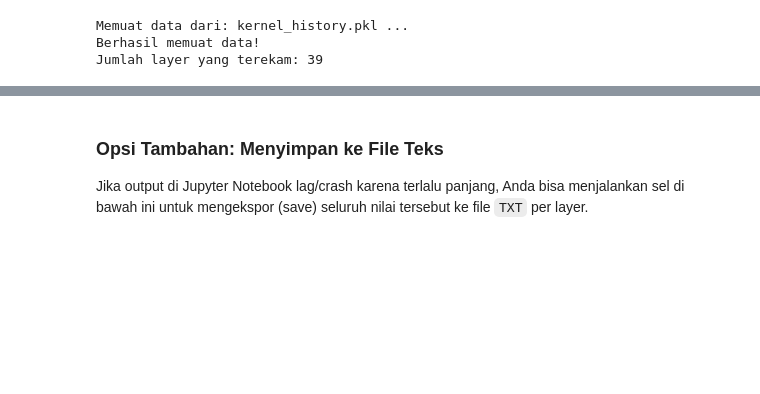
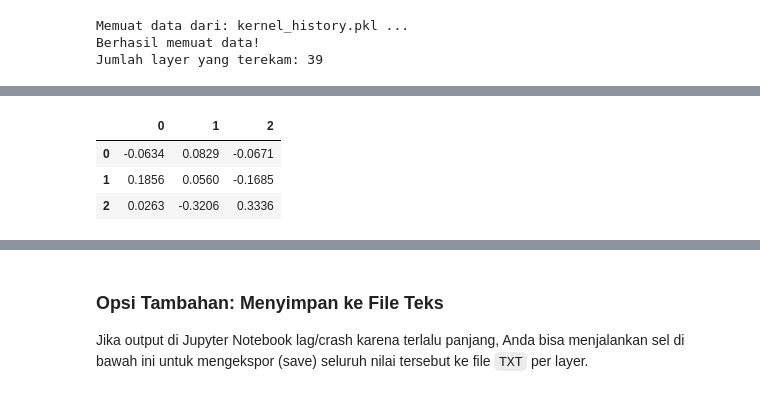
Before and after one commit to harrymardika/aksara-jawa, a Jupyter notebook: kernel.ipynb, the cells around one changed output, grey strips where cells are left out. Cells and saved outputs as stored; diff of their text form; code cells hidden in the pictures; blank space fills up the shorter version.

```diff
--- a/kernel.ipynb
+++ b/kernel.ipynb
@@ -109,0 +31,79 @@ LAYER: model.0.conv
+# %%
+import sys
+import numpy as np
+import torch
+import pandas as pd
+from IPython.display import display, HTML
+
+np.set_printoptions(suppress=True)
+torch.set_printoptions(profile="full", sci_mode=False)
+
+def print_target_kernels_table(history_dict, target_filter_idx=0, target_channel_idx=0):
+    """
+    Menampilkan nilai matriks (kernel) dalam bentuk Tabel Pandas yang rapi.
+    Hanya mencetak nilai matriks untuk layer perwakilan tiap blok,
+    pada 1 filter awal dan 1 channel awal untuk semua epoch.
+    """
+    target_layers = [
+        "model.0.conv",
+        "model.1.conv",
+        "model.2.m.0.cv1.conv",
+        "model.3.conv",
+        "model.4.m.0.cv1.conv",
+        "model.5.conv",
+        "model.6.m.0.cv1.conv",
+        "model.7.conv",
+        "model.8.m.0.cv1.conv",
+        "model.9.m.0.attn.qkv.conv",
+        "model.10.conv.conv"
+    ]
+
+    for layer_name in target_layers:
+        if layer_name not in history_dict:
+            print(f"Layer {layer_name} tidak ditemukan di history_dict.")
+            continue
+
+        epochs_data = history_dict[layer_name]
+
+        # Header Blok
+        display(HTML(f"<h3 style='background-color:#4CAF50; color:white; padding:10px;'>LAYER/BLOK: {layer_name.upper()}</h3>"))
+
+        # Buat penampung semua epoch agar bisa di-display berjajar (Opsional) atau ke bawah
+        for epoch_idx, epoch_tensor in enumerate(epochs_data):
+            epoch_np = epoch_tensor.detach().cpu().numpy()
+
+            ndim = epoch_np.ndim
+            num_filters = epoch_np.shape[0]
+            num_channels = epoch_np.shape[1] if ndim > 1 else 1
+
+            if target_filter_idx >= num_filters:
+                print(f"-> Layer ini hanya memiliki {num_filters} filter. Skipped.")
+                continue
+
+            # Ekstrak Matriks 2D
+            if ndim >= 2 and target_channel_idx < num_channels:
+                if ndim >= 3:
+                    matrix = epoch_np[target_filter_idx, target_channel_idx]
+                else:
+                    matrix = epoch_np[target_filter_idx]
+            else:
+                matrix = epoch_np[target_filter_idx]
+                if matrix.ndim == 1:
+                    matrix = np.expand_dims(matrix, axis=0) # Paksa 2D
+
+            # Konversi matriks numpy menjadi Pandas DataFrame untuk tampilan Rapi
+            df = pd.DataFrame(matrix)
+
+            # Print informasi Epoch di atas tabel
+            display(HTML(f"<b>--- EPOCH {epoch_idx + 1} (Filter {target_filter_idx}, Channel {target_channel_idx}) ---</b>"))
+
+            # Tampilkan dataframe dengan styling warna heatmap / gradasi
+            # Menggunakan cmap coolwarm atau Blues
+            styled_df = df.style.format("{:.4f}").background_gradient(cmap='coolwarm', axis=None)
+            display(styled_df)
+
+        display(HTML("<hr>")) # Garis pemisah antar layer
+
+print(f"Mencetak nilai matriks untuk Filter 0 dan Channel 0 pada setiap epoch dalam bentuk Tabel...")
+print_target_kernels_table(kernel_history_all, target_filter_idx=0, target_channel_idx=0)
+# %% [output]
@@ -109,0 +113,4 @@ LAYER: model.0.conv
+|  | 0 | 1 | 2 |
+| 0 | -0.0634 | 0.0829 | -0.0671 |
+| 1 | 0.1856 | 0.0560 | -0.1685 |
+| 2 | 0.0263 | -0.3206 | 0.3336 |
```
Also changed, not shown: parts of 5 cells of this notebook, 7 other files.
